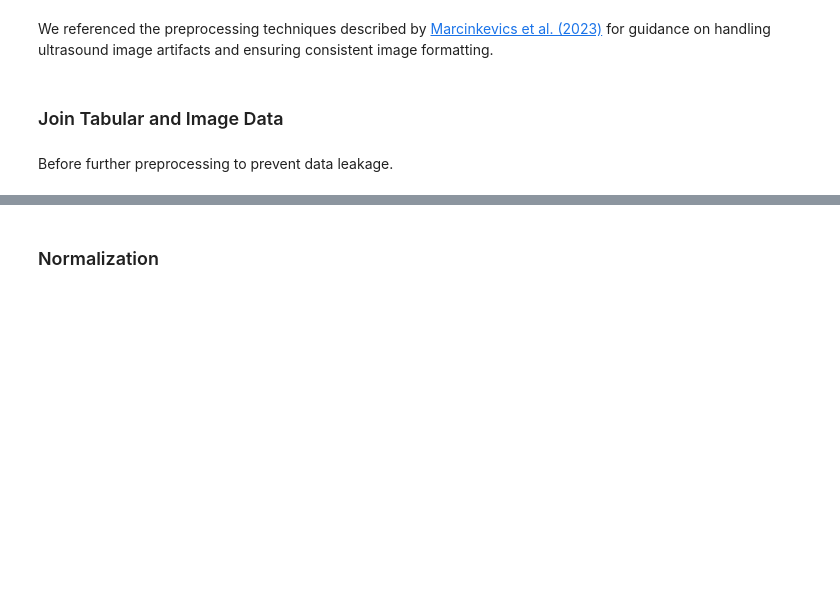
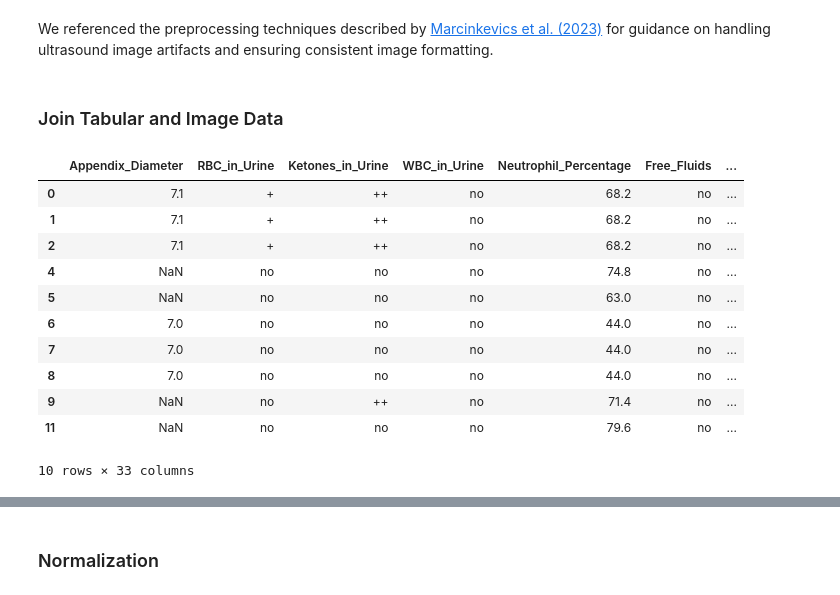
Before and after one commit to AlyssaMiaTaliotis/paediatric-apendicitis, a Jupyter notebook: notebooks/MS2.ipynb, the cells around one changed output, grey strips where cells are left out. Drawn from its saved outputs; the diff is of its cells as text; code cells hidden in the pictures; blank space fills up the shorter version.

Commit message:
Merged data

```diff
--- a/notebooks/MS2.ipynb
+++ b/notebooks/MS2.ipynb
@@ -467,5 +470,44 @@ plt.tight_layout()
 We referenced the preprocessing techniques described by [Marcinkevics et al. (2023)](https://arxiv.org/pdf/2302.14460v2) for guidance on handling ultrasound image artifacts and ensuring consistent image formatting.
 # %% [markdown]
 ### Join Tabular and Image Data
-# %% [markdown]
-Before further preprocessing to prevent data leakage.
+# %%
+
+# Load the cleaned tabular data
+df = pd.read_csv("../data/app_data_clean.csv")
+
+
+# Create a DataFrame for the cleaned images
+cleaned_dir = os.path.join('../data', 'US_Pictures_Clean')
+image_files = glob.glob(os.path.join(cleaned_dir, '*'))
+
+image_data = []
+for image_path in image_files:
+    file_name = os.path.basename(image_path)
+    # Extract patient code: the first part before the dot in the filename e.g., "1.4_Appendix.png" -> "1"
+    patient_code = int(file_name.split('.')[0])
+    image_data.append({'US_Number': patient_code, 'image_path': image_path})
+
+images_df = pd.DataFrame(image_data)
+
+
+# Merge the tabular data with the image data
+
+# Option 1: One-to-Many Merge
+# Each image will create a separate row along with the patient's info.
+merged_df_one_to_many = pd.merge(df, images_df, on='US_Number', how='left')
+merged_df_one_to_many.dropna(subset=['image_path'], inplace=True)
+merged_df_one_to_many.to_csv('../data/app_data_merged_one_to_many.csv', index=False)
+merged_df_one_to_many.head(10)
+# %% [output]
+|  | Appendix_Diameter | RBC_in_Urine | Ketones_in_Urine | WBC_in_Urine | Neutrophil_Percentage | Free_Fluids | ... |
+| 0 | 7.1 | + | ++ | no | 68.2 | no | ... |
+| 1 | 7.1 | + | ++ | no | 68.2 | no | ... |
+| 2 | 7.1 | + | ++ | no | 68.2 | no | ... |
+| 4 | NaN | no | no | no | 74.8 | no | ... |
+| 5 | NaN | no | no | no | 63.0 | no | ... |
+| 6 | 7.0 | no | no | no | 44.0 | no | ... |
+| 7 | 7.0 | no | no | no | 44.0 | no | ... |
+| 8 | 7.0 | no | no | no | 44.0 | no | ... |
+| 9 | NaN | no | ++ | no | 71.4 | no | ... |
+| 11 | NaN | no | no | no | 79.6 | no | ... |
+10 rows × 33 columns
```
Also changed, not shown: parts of 5 cells of this notebook, 3 other files.
